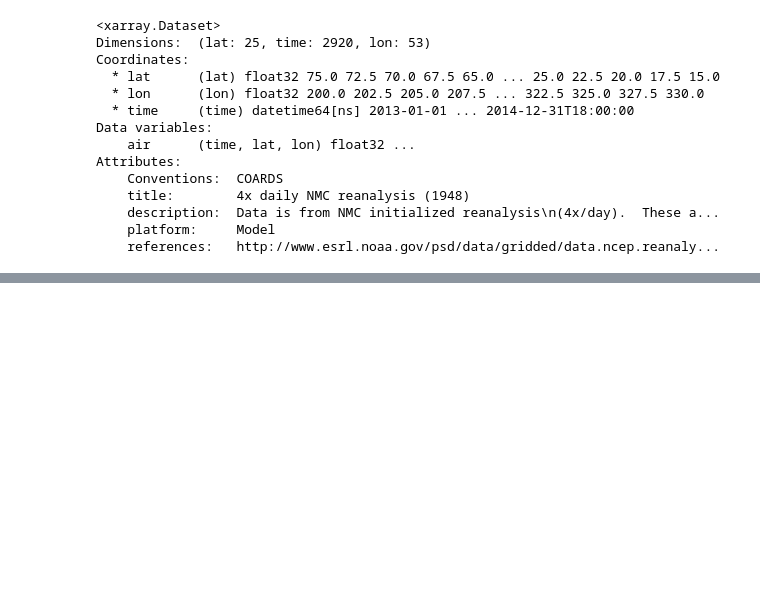
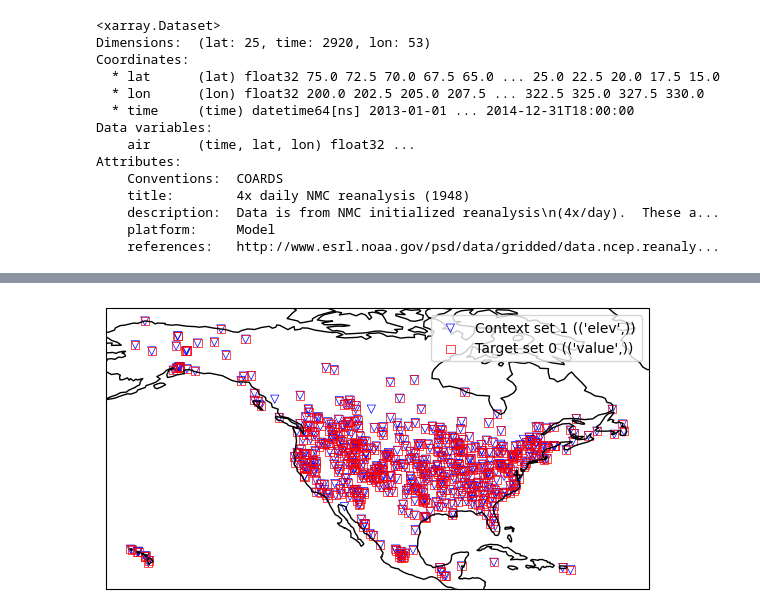
Before and after one commit to tom-andersson/deepsensor_gallery, a Jupyter notebook: demonstrators/temperature_downscaling.ipynb, the cells around one changed output, grey strips where cells are left out. Saved outputs shown, nothing was run; the diff lists cells and outputs as text; code cells hidden in the pictures; blank space fills up the shorter version.

```diff
--- a/demonstrators/temperature_downscaling.ipynb
+++ b/demonstrators/temperature_downscaling.ipynb
@@ -150,0 +157,5 @@ plt.tight_layout()
+# %%
+# all_raw_station_data.(["date", "lat", "lon"]).resample('D', on='date').mean()
+#make the index of all_raw_station_data into date then lat, lon
+all_raw_station_grouped = all_raw_station_data.groupby(["time", "lat", "lon"]).mean()
+all_raw_station_grouped
@@ -194,0 +281,9 @@ IndexError: index 3 is out of bounds for axis 0 with size 3
+# %%
+fig, ax = plt.subplots(1, 1, figsize=(7, 7), subplot_kw=dict(projection=crs))
+ax.coastlines()
+# ax.add_feature(cf.BORDERS)
+deepsensor.plot.offgrid_context(ax, task_loader("2013-02-05"), data_processor, task_loader, plot_target=True, add_legend=True, linewidths=0.5)
+plt.show()
+fig.savefig("train_stations.png", bbox_inches="tight")
+# %% [output]
+[figure, added]
```
Also changed, not shown: parts of 25 cells of this notebook, 1 other file.
